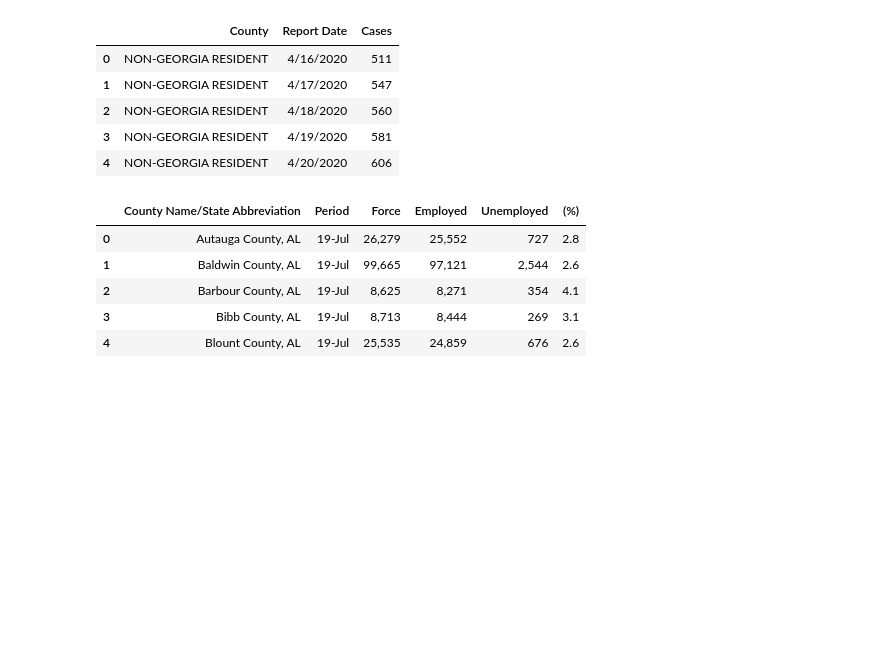
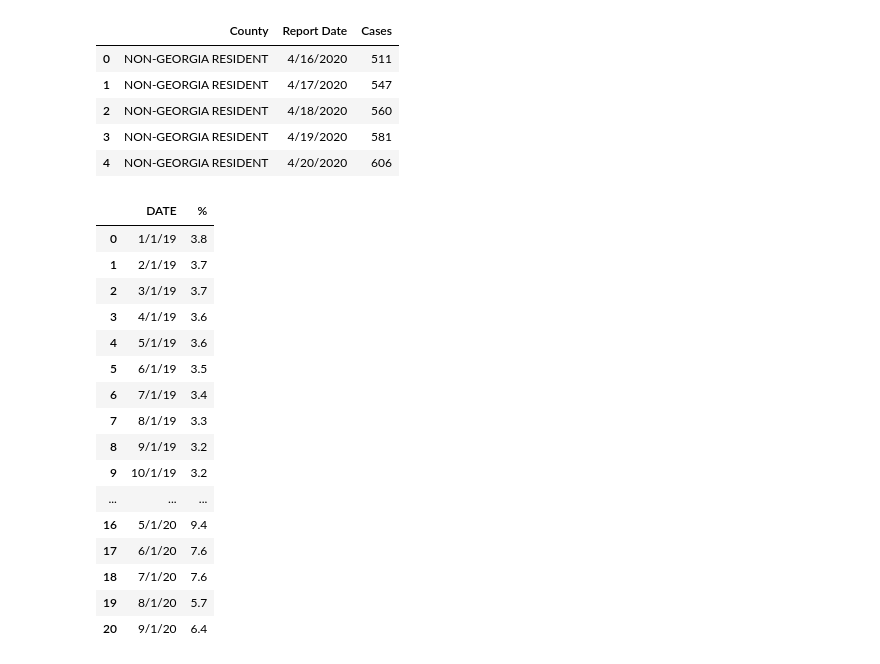
Before and after one commit to lrios215/project_1, a Jupyter notebook: Project1.ipynb, the cells around one changed output. Saved outputs shown, nothing was run; the diff lists cells and outputs as text; code cells hidden in the pictures; blank space fills up the shorter version.

Commit message:
Add new unemployment csv, make changes in code

```diff
--- a/Project1.ipynb
+++ b/Project1.ipynb
@@ -11,7 +11,7 @@ import numpy as np
 Atl_2019_crime = "./Resources/2019_CrimeData_ATL.csv"
 Atl_2020_crime = "./Resources/2020_Crime_Data_ATL.csv"
 covid_data = "./Resources/Georgia_COVID-19 EDITED.csv"
-unemp = "./Resources/Unemployment.csv"
+unemployment = "./Resources/GAUR.csv"
 # %%
 crime_may2019 = pd.read_csv(Atl_2019_crime)
 crime_may2019.head()
@@ -168,12 +168,23 @@ covid_2020_df.head()
 | 3 | NON-GEORGIA RESIDENT | 4/19/2020 | 581 |
 | 4 | NON-GEORGIA RESIDENT | 4/20/2020 | 606 |
 # %%
-unemployment = pd.read_csv(unemp)
-unemployment.head()
+unemployment = pd.read_csv(unemployment)
+unemployment
 # %% [output]
-|  | County Name/State Abbreviation | Period | Force | Employed | Unemployed | (%) |
-| 0 | Autauga County, AL | 19-Jul | 26,279 | 25,552 | 727 | 2.8 |
-| 1 | Baldwin County, AL | 19-Jul | 99,665 | 97,121 | 2,544 | 2.6 |
-| 2 | Barbour County, AL | 19-Jul | 8,625 | 8,271 | 354 | 4.1 |
-| 3 | Bibb County, AL | 19-Jul | 8,713 | 8,444 | 269 | 3.1 |
-| 4 | Blount County, AL | 19-Jul | 25,535 | 24,859 | 676 | 2.6 |
+|  | DATE | % |
+| 0 | 1/1/19 | 3.8 |
+| 1 | 2/1/19 | 3.7 |
+| 2 | 3/1/19 | 3.7 |
+| 3 | 4/1/19 | 3.6 |
+| 4 | 5/1/19 | 3.6 |
+| 5 | 6/1/19 | 3.5 |
+| 6 | 7/1/19 | 3.4 |
+| 7 | 8/1/19 | 3.3 |
+| 8 | 9/1/19 | 3.2 |
+| 9 | 10/1/19 | 3.2 |
+| ... | ... | ... |
+| 16 | 5/1/20 | 9.4 |
+| 17 | 6/1/20 | 7.6 |
+| 18 | 7/1/20 | 7.6 |
+| 19 | 8/1/20 | 5.7 |
+| 20 | 9/1/20 | 6.4 |
```
Also changed, not shown: 1 other file.
